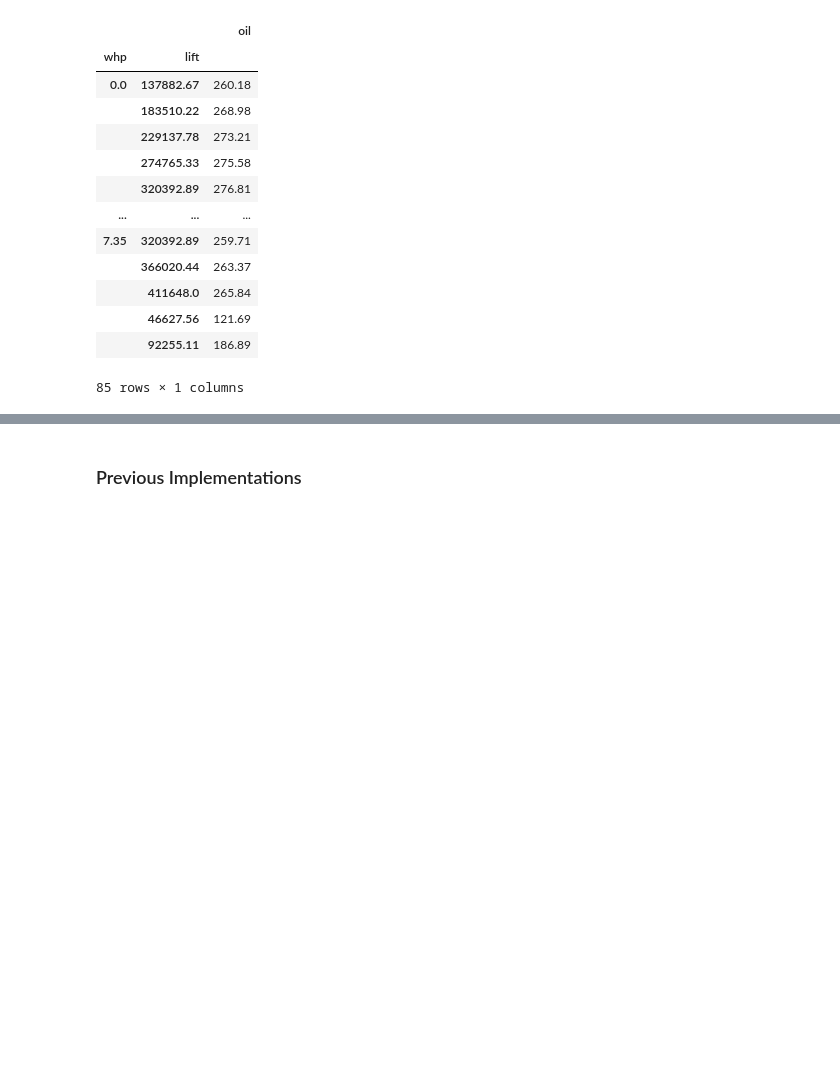
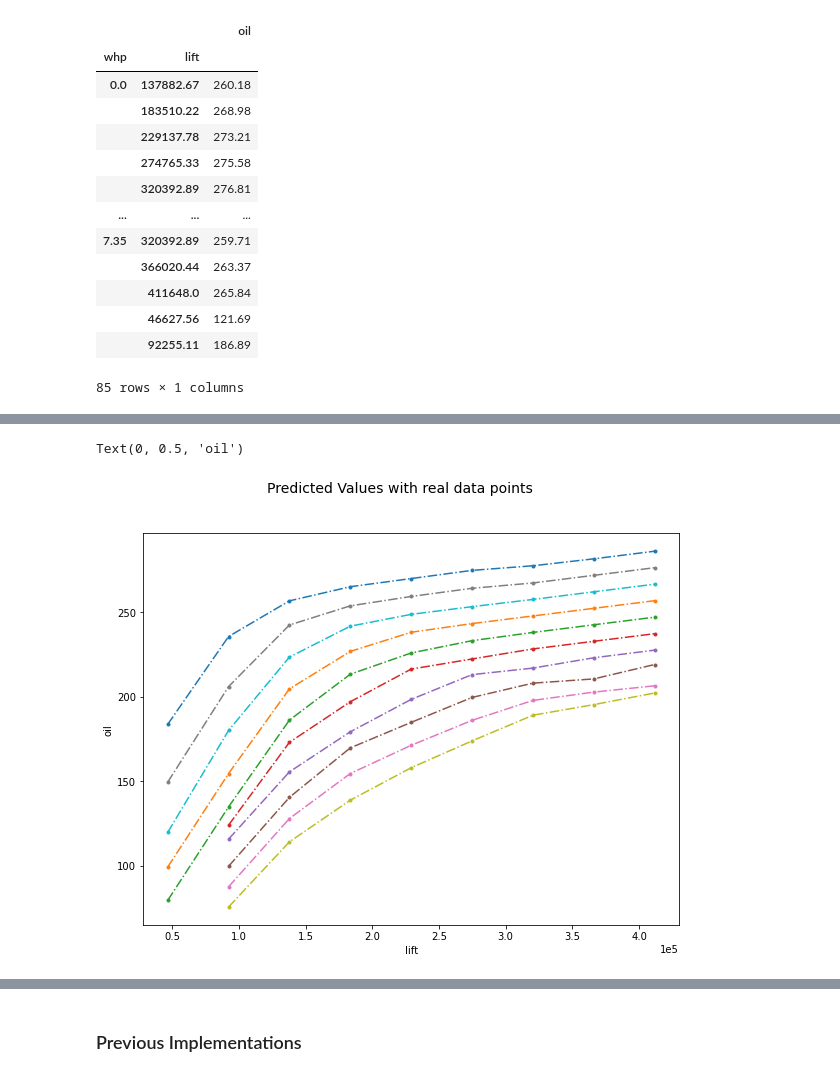
Before and after one commit to Torben11/Neural-Networks-ReLU-as-Aproximation-Functions-in-MILP, a Jupyter notebook: Bound_Tightening/Bound.ipynb, the cells around one changed output, grey strips where cells are left out. Drawn from its saved outputs; the diff is of its cells as text; code cells hidden in the pictures; blank space fills up the shorter version.

```diff
--- a/Bound_Tightening/Bound.ipynb
+++ b/Bound_Tightening/Bound.ipynb
@@ -1238,3 +1238,21 @@ Text(0, 0.5, 'oil')
+# %%
+fig = plt.gcf()
+fig.suptitle("Predicted Values with real data points ", fontsize=14)
+plt.rcParams['figure.figsize'] = [1.5*6.4, 1.5*4.8]
+for whp in oil_unique.index.get_level_values(0).unique():
+    df = oil_unique.loc[whp].copy()
+    df.index = df.index.map(float)
+    df.sort_index(inplace=True)
+    y_pred = model.predict([[(lift - mean_x[0]) / std_x[0], (float(whp) - mean_x[1]) / std_x[1]] for lift in df.index])
+    plt.plot(df.index, (y_pred * std_y) + mean_y,'.-.')
+
+
+plt.ticklabel_format(axis="x", style="sci", scilimits=(0,0))
+fig.axes[0].set_xlabel('lift')
+fig.axes[0].set_ylabel('oil')
+# %% [output]
+Text(0, 0.5, 'oil')
+[figure, added]
 # %%
 t_x_norm = np.array(x_norm).copy()
 t_x_norm[0:,0] = np.linspace(min(t_x_norm[0:,0]), max(t_x_norm[0:,0]), 85) # min -- > max
```
Also changed, not shown: parts of 11 cells of this notebook.
